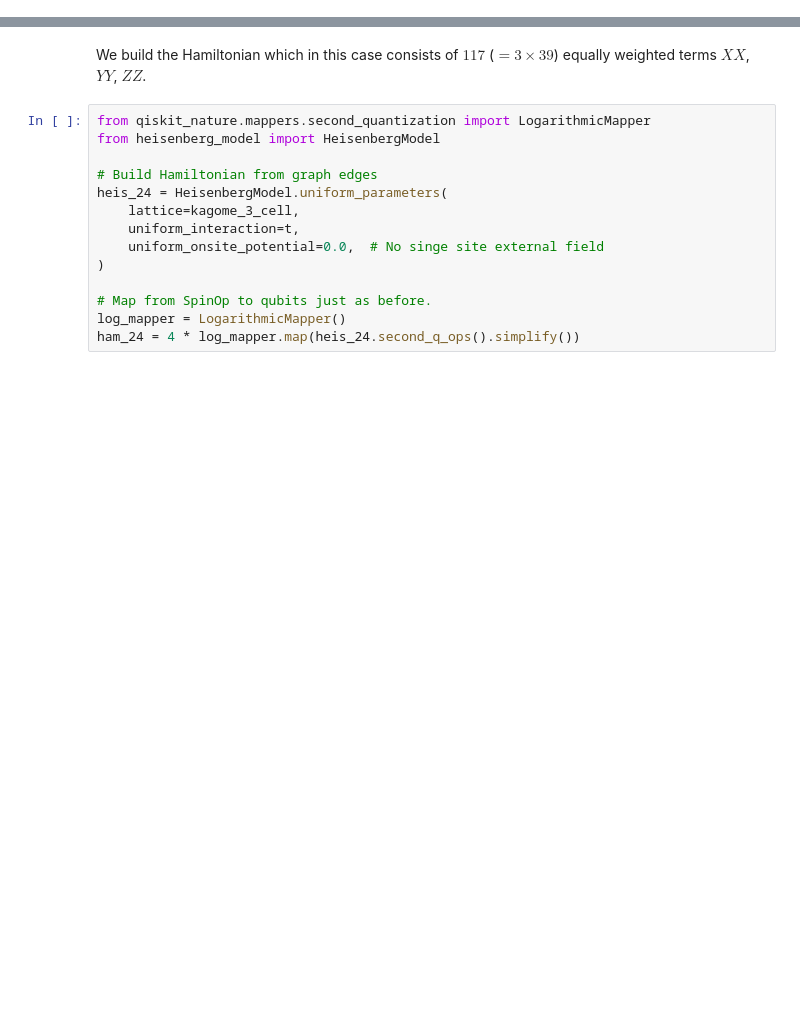
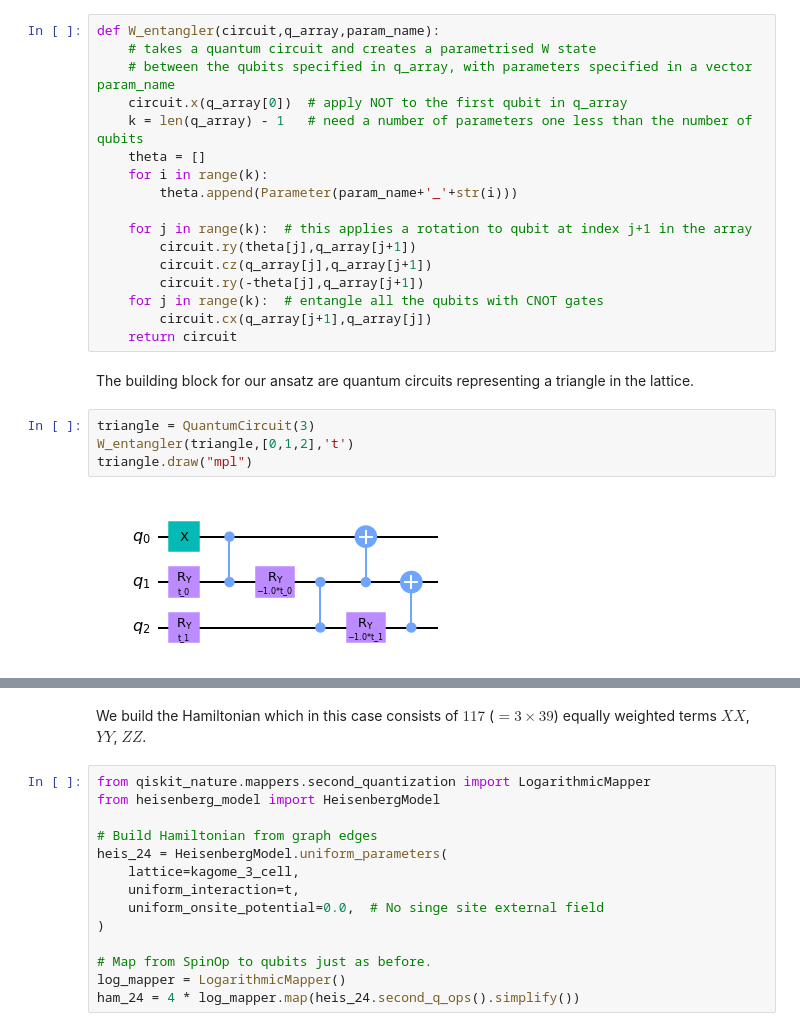
Before and after one commit to tkecker/open-science-prize-2022, a Jupyter notebook: TheKeck_submission.ipynb, the cells around one changed output, grey strips where cells are left out. Saved outputs shown, nothing was run; the diff lists cells and outputs as text; blank space fills up the shorter version.

```diff
--- a/TheKeck_submission.ipynb
+++ b/TheKeck_submission.ipynb
@@ -2,0 +98,25 @@ We now consider a lattice consisting of 3 adjacent Kagome cells, made up of $24$
+# %%
+def W_entangler(circuit,q_array,param_name):
+    # takes a quantum circuit and creates a parametrised W state
+    # between the qubits specified in q_array, with parameters specified in a vector param_name
+    circuit.x(q_array[0])  # apply NOT to the first qubit in q_array
+    k = len(q_array) - 1   # need a number of parameters one less than the number of qubits
+    theta = []
+    for i in range(k):
+        theta.append(Parameter(param_name+'_'+str(i)))
+
+    for j in range(k):  # this applies a rotation to qubit at index j+1 in the array
+        circuit.ry(theta[j],q_array[j+1])
+        circuit.cz(q_array[j],q_array[j+1])
+        circuit.ry(-theta[j],q_array[j+1])
+    for j in range(k):  # entangle all the qubits with CNOT gates
+        circuit.cx(q_array[j+1],q_array[j])
+    return circuit
+# %% [markdown]
+The building block for our ansatz are quantum circuits representing a triangle in the lattice.
+# %%
+triangle = QuantumCircuit(3)
+W_entangler(triangle,[0,1,2],'t')
+triangle.draw("mpl")
+# %% [output]
+[figure, added]
```
Also changed, not shown: parts of 32 cells of this notebook, 1 other file.
